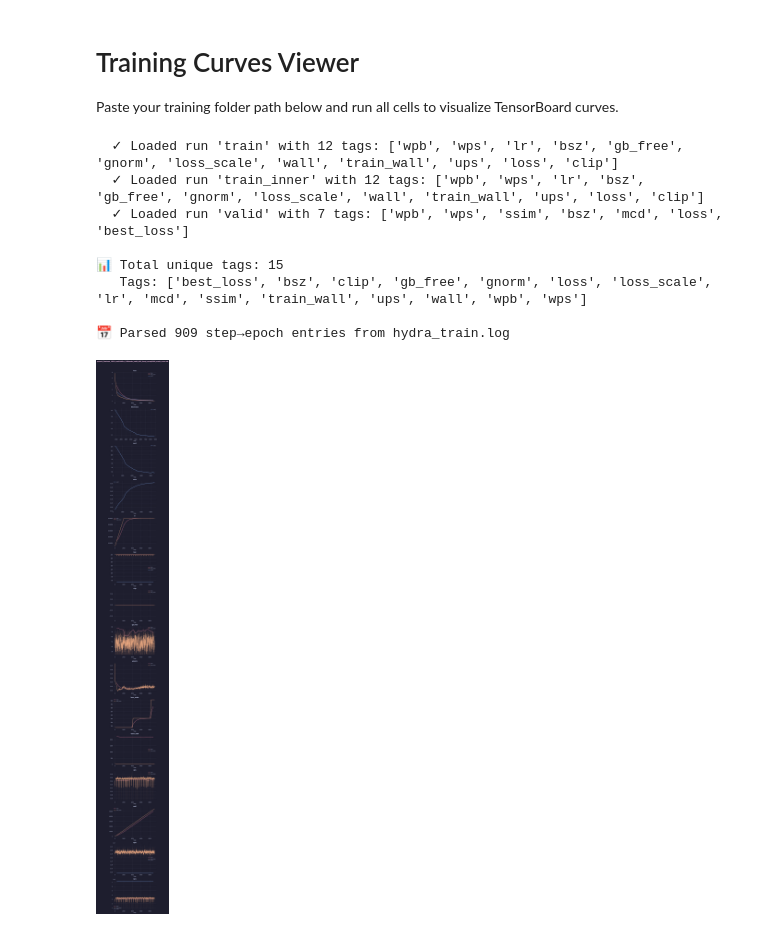
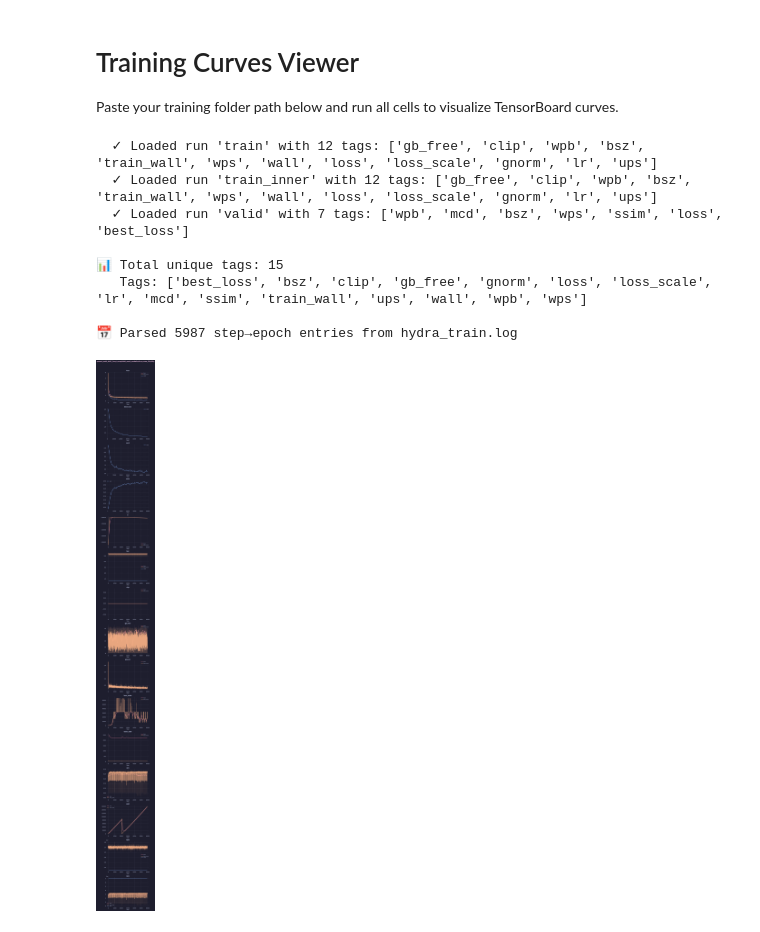
Before and after one commit to EnriqueOO97/MultiModalVC, a Jupyter notebook: trainingCurves.ipynb, the cells around one changed output. Saved outputs shown, nothing was run; the diff lists cells and outputs as text; code cells hidden in the pictures.

Commit message:
Added new model variant for e2e training

```diff
--- a/trainingCurves.ipynb
+++ b/trainingCurves.ipynb
@@ -15,7 +15,7 @@ from tensorboard.backend.event_processing.event_accumulator import EventAccumula
 # ============================================================
 # PASTE YOUR TRAINING FOLDER PATH HERE
 # ============================================================
-tF="/ceph/home/TUG/olivares-tug/MMS-LLaMA/exp/mms-speech-NoLLM/speech_bz10_4MiG_freq4_wrmp2000_mask_modalitydrop_noise_fiftyfifty"
+tF="/ceph/home/TUG/olivares-tug/MMS-LLaMA/exp/mms-speech-NoLLM-E2E/e2e_96G_cross-att_MD_av50_vo50_noise75"
 # ── Configuration ──────────────────────────────────────────────
 TB_DIR = os.path.join(tF, "tensorboard")
 assert os.path.isdir(TB_DIR), f"TensorBoard directory not found: {TB_DIR}"
@@ -137,38 +137,38 @@ for idx, tag in enumerate(ordered_tags):
         steps, values = run_data[tag]
         color = RUN_COLORS.get(run_name, '#a6e3a1')
         # Raw data (faint)
         ax.plot(steps, values, alpha=0.2, color=color, linewidth=0.8)
         # Smoothed data (bold)
         if len(values) > 1:
             ax.plot(steps, smooth(values), alpha=0.9, color=color,
                     linewidth=2, label=run_name)
         else:
             ax.plot(steps, values, alpha=0.9, color=color,
                     linewidth=2, label=run_name, marker='o')
     ax.set_title(tag, fontsize=14, fontweight='bold', color='#cdd6f4')
     ax.set_xlabel('Step')
     ax.legend(loc='best', fontsize=9)
 
 # Hide unused axes
 for idx in range(n_tags, len(axes)):
     axes[idx].set_visible(False)
 
 fig.suptitle(
     os.path.basename(tF),
     fontsize=14, fontweight='bold', color='#f5c2e7', y=1.01
 )
 plt.tight_layout()
 plt.show()
 # %% [output]
-  ✓ Loaded run 'train' with 12 tags: ['wpb', 'wps', 'lr', 'bsz', 'gb_free', 'gnorm', 'loss_scale', 'wall', 'train_wall', 'ups', 'loss', 'clip']
-  ✓ Loaded run 'train_inner' with 12 tags: ['wpb', 'wps', 'lr', 'bsz', 'gb_free', 'gnorm', 'loss_scale', 'wall', 'train_wall', 'ups', 'loss', 'clip']
-  ✓ Loaded run 'valid' with 7 tags: ['wpb', 'wps', 'ssim', 'bsz', 'mcd', 'loss', 'best_loss']
+  ✓ Loaded run 'train' with 12 tags: ['gb_free', 'clip', 'wpb', 'bsz', 'train_wall', 'wps', 'wall', 'loss', 'loss_scale', 'gnorm', 'lr', 'ups']
+  ✓ Loaded run 'train_inner' with 12 tags: ['gb_free', 'clip', 'wpb', 'bsz', 'train_wall', 'wps', 'wall', 'loss', 'loss_scale', 'gnorm', 'lr', 'ups']
+  ✓ Loaded run 'valid' with 7 tags: ['wpb', 'mcd', 'bsz', 'wps', 'ssim', 'loss', 'best_loss']
 
 📊 Total unique tags: 15
    Tags: ['best_loss', 'bsz', 'clip', 'gb_free', 'gnorm', 'loss', 'loss_scale', 'lr', 'mcd', 'ssim', 'train_wall', 'ups', 'wall', 'wpb', 'wps']
 
-📅 Parsed 909 step→epoch entries from hydra_train.log
+📅 Parsed 5987 step→epoch entries from hydra_train.log
-[figure, old version]
+[figure, new version]
 # %%
 # ── Individual detailed plots for key metrics ────────────────
 from matplotlib.ticker import MaxNLocator
```
Also changed, not shown: parts of 2 cells of this notebook, 25 other files.
